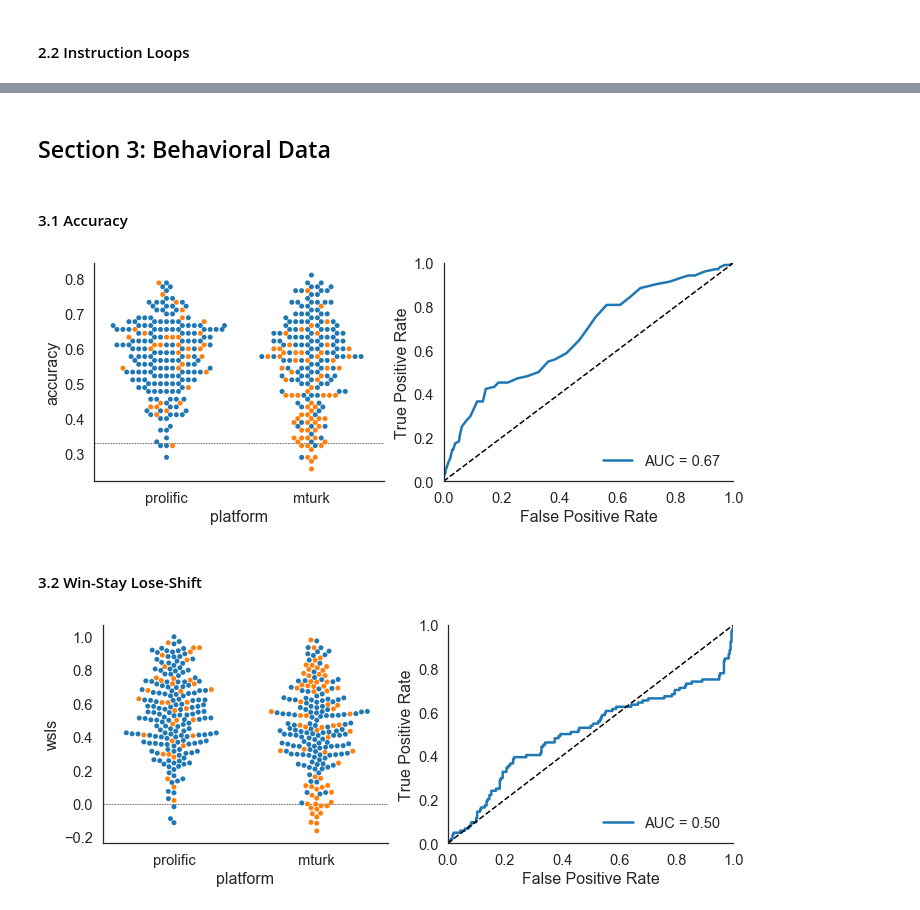
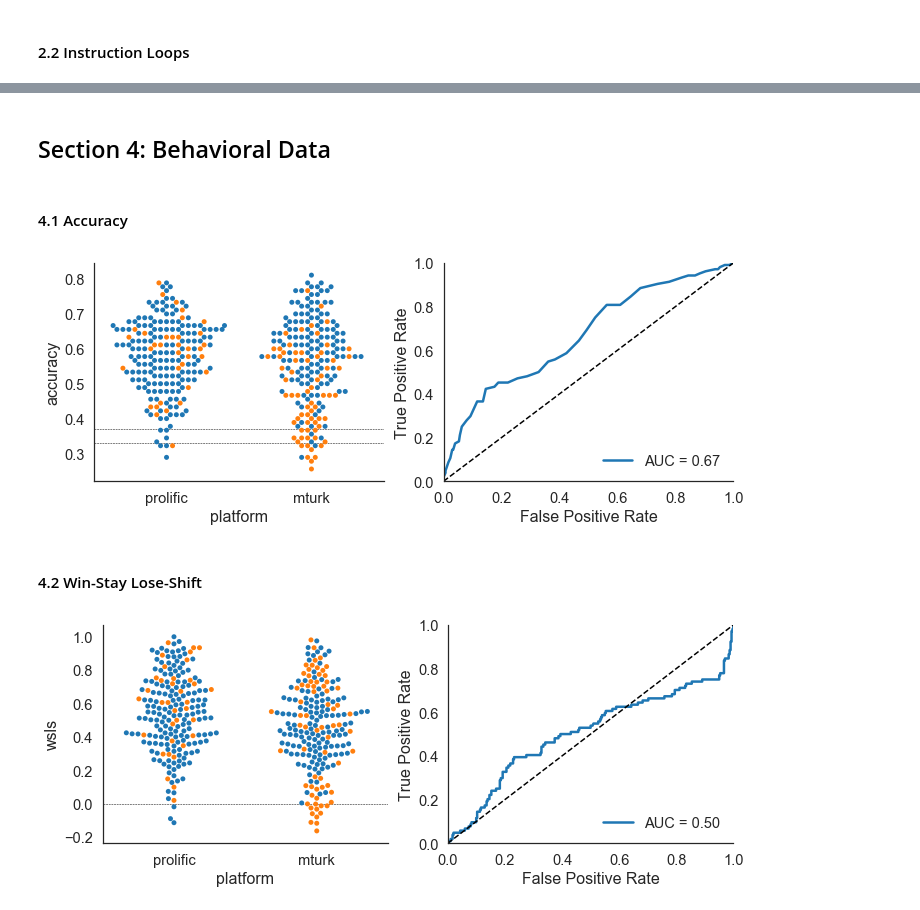
Before and after one commit to nivlab/sciops, a Jupyter notebook: analysis/notebooks/02_ROC.ipynb, the cells around one changed output, grey strips where cells are left out. Saved outputs shown, nothing was run; the diff lists cells and outputs as text; code cells hidden in the pictures.

```diff
--- a/analysis/notebooks/02_ROC.ipynb
+++ b/analysis/notebooks/02_ROC.ipynb
@@ -79,10 +79,10 @@ What would the distributions look like if we excluded participants who failed ev
 fig, axes = plt.subplots(1,4,figsize=(15,3))
 
 ## Compute total number of suspicious responses.
-reject['infreq-sum'] = reject[['gad7-infreq','7u7d-infreq','bisbas-infreq','shaps-infreq']].sum(axis=1)
+reject['infreq'] = reject[['gad7-infreq','7u7d-infreq','bisbas-infreq','shaps-infreq']].sum(axis=1)
 
 ## Threshold responses.
-reject['infreq'] = (reject['infreq-sum'] > 0).astype(int)
+reject['infreq-any'] = (reject['infreq'] > 0).astype(int)
 
 ## Iteratively plot.
 for i, (prefix, order, flag) in enumerate(zip(prefixes, orders, flags)):
@@ -93,10 +93,10 @@ for i, (prefix, order, flag) in enumerate(zip(prefixes, orders, flags)):
 
     ## Compute sum scores.
     items['total'] = items[cols[2:-1]].sum(axis=1)
-    items = items.merge(reject[['platform','subject','infreq']])
+    items = items.merge(reject[['platform','subject','infreq-any']])
 
     ## Plot distribution of scores.
-    sns.swarmplot('platform', 'total', 'infreq', data=items,  ax=axes[i])
+    sns.swarmplot('platform', 'total', 'infreq-any', data=items,  ax=axes[i])
 
     axes[i].set(xlabel='', ylabel='', ylim=(-1, order[-1] * len(cols[2:-1]) + 1), title=prefix.upper())
     axes[i].legend_.set_visible(False)
@@ -202,23 +393,22 @@ plt.tight_layout()
 # %% [markdown]
 #### 2.2 Instruction Loops
 # %%
-## Digitize.
-metadata['loops'] = np.digitize(metadata['n_loops'], [2,3,4,5,10])
+## Store.
+reject['n_loops'] = metadata['n_loops'].copy()
 
 ## Compute ROC.
-fpr, tpr, thresh = roc_curve(reject.infreq, metadata.loops)
+fpr, tpr, thresh = roc_curve(reject['infreq-any'], metadata['n_loops'])
 auc_score = auc(fpr, tpr)
 
 ## Initialize canvas.
 fig, axes = plt.subplots(1,2,figsize=(10,4))
 
 ## Plot completion time.
-sns.swarmplot(metadata.platform, metadata.loops, hue=reject.infreq, ax=axes[0])
-axes[0].set(yticklabels=[0,'1','2','3','4','5+','10+'])
+sns.swarmplot(metadata.platform, metadata['n_loops'], hue=reject['infreq-any'], ax=axes[0])
 axes[0].legend_.set_visible(False)
 
 ## Plot ROC.
-axes[1].plot(fpr, tpr, 'o-', lw=2.5, label='AUC = %0.2f' %auc_score)
+axes[1].plot(fpr, tpr, lw=2.5, label='AUC = %0.2f' %auc_score)
 axes[1].plot([0,1], [0,1], linestyle='--', color='k')
 axes[1].set(xlim=(0,1), xlabel='False Positive Rate', ylim=(0,1), ylabel='True Positive Rate')
 axes[1].legend(loc=4, frameon=False)
@@ -366,43 +420,44 @@ plt.tight_layout()
 # %% [markdown]
-## Section 3: Behavioral Data
+## Section 4: Behavioral Data
 # %%
 ## Load survey data.
 prolific = read_csv(os.path.join(path_prolific,'data.csv'))
 mturk = read_csv(os.path.join(path_mturk,'data.csv'))
 data = concat([prolific,mturk])
 # %% [markdown]
-#### 3.1 Accuracy
+#### 4.1 Accuracy
 # %%
 ## Compute within-subject accuracy.
 gb = data.groupby(['platform','subject']).accuracy.mean().reset_index()
 
 ## Merge with DataFrame.
 reject = reject.merge(gb)
 
 ## Compute ROC.
-fpr, tpr, thresh = roc_curve(reject.infreq, 1-reject.accuracy)
+fpr, tpr, thresh = roc_curve(reject['infreq-any'], 1-reject['accuracy'])
 auc_score = auc(fpr, tpr)
 
 ## Initialize canvas.
 fig, axes = plt.subplots(1,2,figsize=(10,4))
 
 ## Plot completion time.
-sns.swarmplot('platform', 'accuracy', 'infreq', data=reject, ax=axes[0])
+sns.swarmplot('platform', 'accuracy', 'infreq-any', data=reject, ax=axes[0])
 axes[0].axhline(0.33, lw=0.5, linestyle='--', color='k')
+axes[0].axhline(0.37, lw=0.5, linestyle='--', color='k')
 axes[0].legend_.set_visible(False)
 
 ## Plot ROC.
 axes[1].plot(fpr, tpr, lw=2.5, label='AUC = %0.2f' %auc_score)
 axes[1].plot([0,1], [0,1], linestyle='--', color='k')
 axes[1].set(xlim=(0,1), xlabel='False Positive Rate', ylim=(0,1), ylabel='True Positive Rate')
 axes[1].legend(loc=4, frameon=False)
 
 sns.despine()
 plt.tight_layout()
 # %% [output]
-[figure, old version]
+[figure, new version]
 # %% [markdown]
-#### 3.2 Win-Stay Lose-Shift
+#### 4.2 Win-Stay Lose-Shift
 # %%
 ## Define WSLS regression.
 def wsls_regression(df):
```
Also changed, not shown: parts of 27 cells of this notebook.
